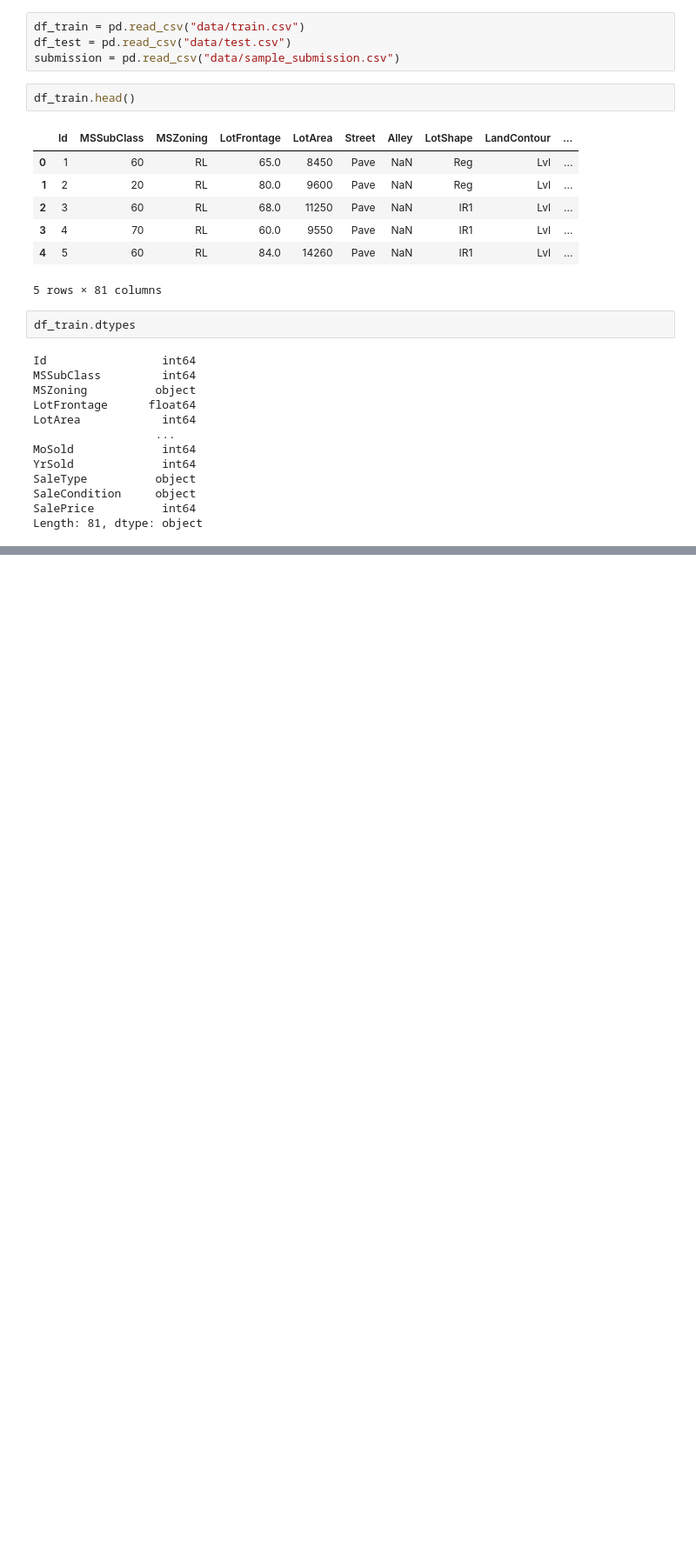
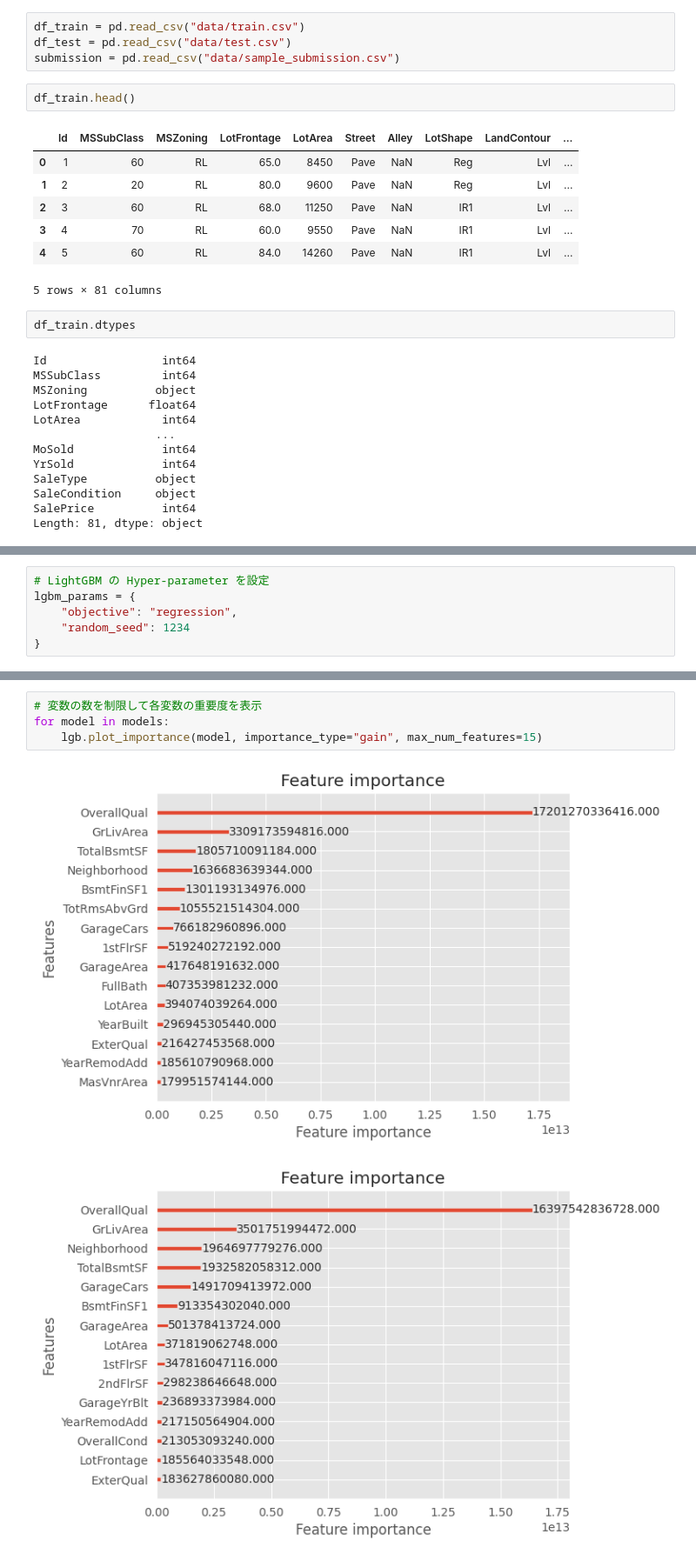
Before and after one commit to 1024xx4/kaggle_house_prices, a Jupyter notebook: kaggle_house-price.ipynb, the cells around one changed output, grey strips where cells are left out. Shown at 87% size. Saved outputs shown, nothing was run; the diff lists cells and outputs as text; blank space fills up the shorter version.

```diff
--- a/kaggle_house-price.ipynb
+++ b/kaggle_house-price.ipynb
@@ -39,0 +200,6 @@ Length: 81, dtype: object
+# %%
+# LightGBM の Hyper-parameter を設定
+lgbm_params = {
+    "objective": "regression",
+    "random_seed": 1234
+}
@@ -39,0 +298,7 @@ Length: 81, dtype: object
+# %%
+# 変数の数を制限して各変数の重要度を表示
+for model in models:
+    lgb.plot_importance(model, importance_type="gain", max_num_features=15)
+# %% [output]
+[figure, added]
+[figure, added]
```
Also changed, not shown: parts of 36 cells of this notebook, 1 other file.
